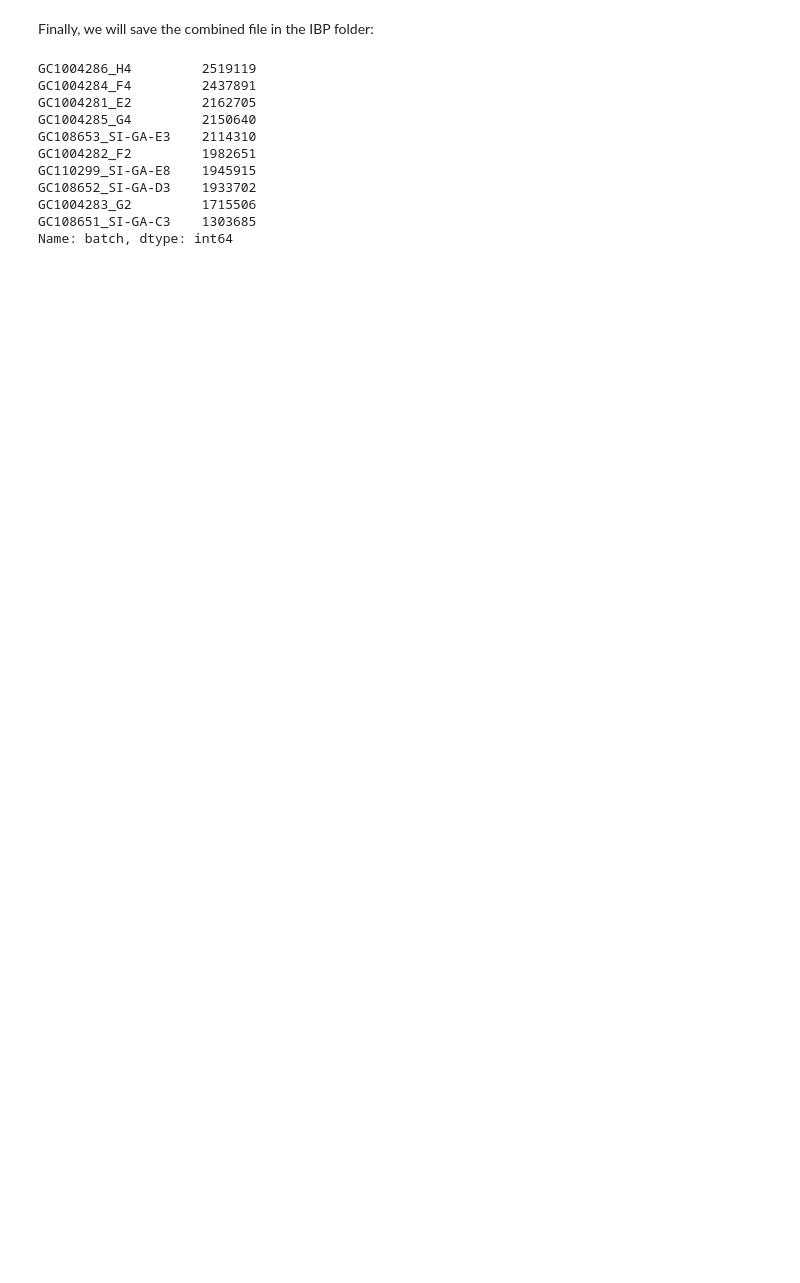
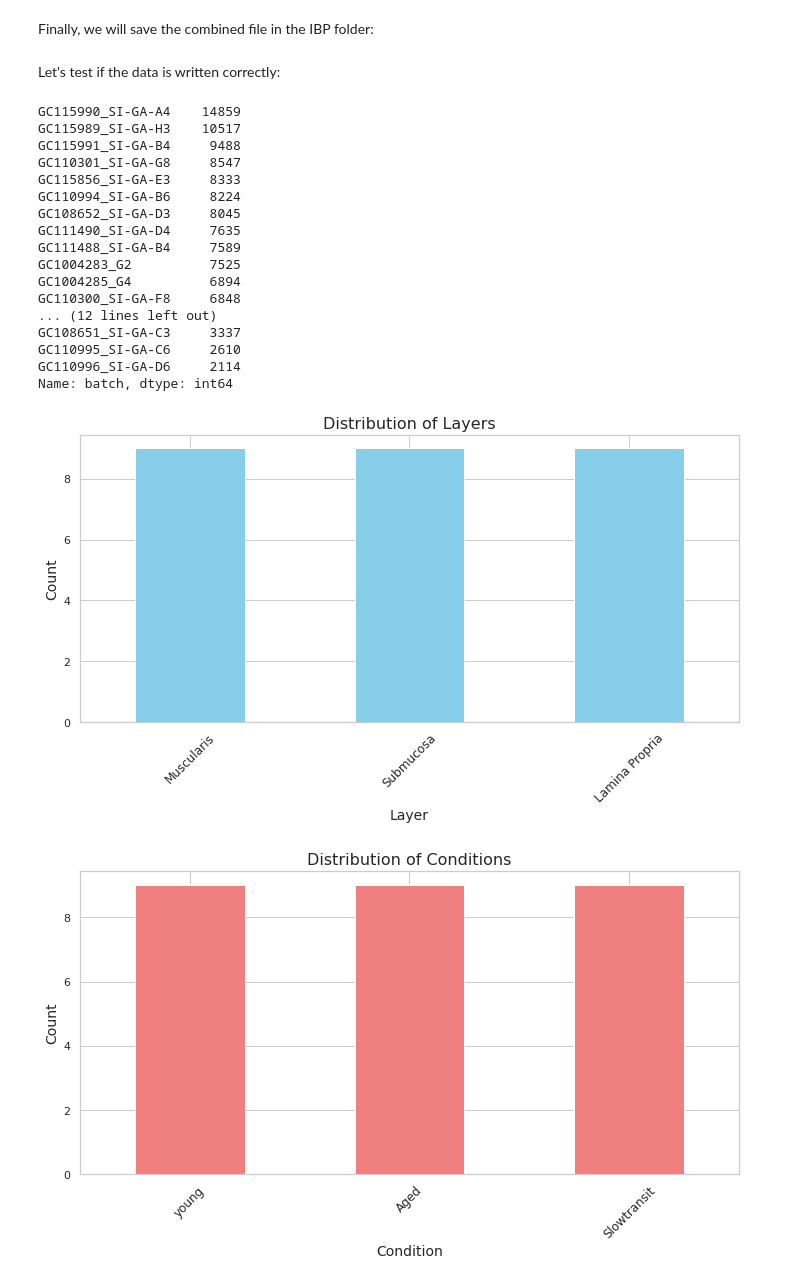
Before and after one commit to nynkekatinka/ibp-human-gut-cell-atlas-analysis, a Jupyter notebook: data_structure_breakdown.ipynb, the cells around one changed output. Cells and saved outputs as stored; diff of their text form; code cells hidden in the pictures; blank space fills up the shorter version.

Commit message:
update with new data structute breakdown

```diff
--- a/data_structure_breakdown.ipynb
+++ b/data_structure_breakdown.ipynb
@@ -144,16 +153,67 @@ combined.write(os.path.join("/media/gambino/students_workdir/ibp","combined_raw_
+# %% [markdown]
+Let's test if the data is written correctly:
 # %%
 import anndata
-loaded_adata = anndata.read(os.path.join("/media/gambino/students_workdir/ibp","combined_raw_counts_12_11.h5"))
+loaded_adata = anndata.read(os.path.join("/media/gambino/students_workdir/ibp","combined_filtered_counts_13_11.h5"))
 loaded_adata.obs["batch"].value_counts()
 # %% [output]
-GC1004286_H4         2519119
-GC1004284_F4         2437891
-GC1004281_E2         2162705
-GC1004285_G4         2150640
-GC108653_SI-GA-E3    2114310
-GC1004282_F2         1982651
-GC110299_SI-GA-E8    1945915
-GC108652_SI-GA-D3    1933702
-GC1004283_G2         1715506
-GC108651_SI-GA-C3    1303685
+GC115990_SI-GA-A4    14859
+GC115989_SI-GA-H3    10517
+GC115991_SI-GA-B4     9488
+GC110301_SI-GA-G8     8547
+GC115856_SI-GA-E3     8333
+GC110994_SI-GA-B6     8224
+GC108652_SI-GA-D3     8045
+GC111490_SI-GA-D4     7635
+GC111488_SI-GA-B4     7589
+GC1004283_G2          7525
+GC1004285_G4          6894
+GC110300_SI-GA-F8     6848
+... (12 lines left out)
+GC108651_SI-GA-C3     3337
+GC110995_SI-GA-C6     2610
+GC110996_SI-GA-D6     2114
 Name: batch, dtype: int64
+# %%
+import matplotlib.pyplot as plt
+import seaborn as sns
+
+# Assuming samples_desc is your DataFrame
+
+# Plot for "layer"
+plt.figure(figsize=(10, 6))  # Adjust the figure size as needed
+sns.set(style="whitegrid")  # Optional, for additional styling
+
+layer_plot = samples_desc["layer"].value_counts().plot.bar(rot=0, color='skyblue')
+plt.title("Distribution of Layers", fontsize=16)
+plt.xlabel("Layer", fontsize=14)
+plt.ylabel("Count", fontsize=14)
+plt.xticks(rotation=45, fontsize=12)  # Adjust rotation for better visibility
+plt.tight_layout()  # Optional, to prevent clipping of labels
+plt.show()
+
+# Plot for "condition"
+plt.figure(figsize=(10, 6))  # Adjust the figure size as needed
+sns.set(style="whitegrid")  # Optional, for additional styling
+
+condition_plot = samples_desc["condition"].str.replace(" ","").value_counts().plot.bar(rot=0, color='lightcoral')
+plt.title("Distribution of Conditions", fontsize=16)
+plt.xlabel("Condition", fontsize=14)
+plt.ylabel("Count", fontsize=14)
+plt.xticks(rotation=45, fontsize=12)  # Adjust rotation for better visibility
+plt.tight_layout()  # Optional, to prevent clipping of labels
+plt.show()
+
+plt.figure(figsize=(8, 5))  # Adjust the figure size as needed
+sns.set(style="whitegrid")  # Optional, for additional styling
+
+pin_plot = samples_desc["PIN"].value_counts().plot.bar(rot=0, color='lightgreen')
+plt.title(f"Distribution of Individuals ({int(samples_desc.shape[0]/3)} in total)", fontsize=16)
+plt.xlabel("PIN", fontsize=14)
+plt.ylabel("Count", fontsize=14)
+plt.xticks(rotation=45, fontsize=12)  # Adjust rotation for better visibility
+plt.tight_layout()  # Optional, to prevent clipping of labels
+plt.show()
+# %% [output]
+[figure, added]
+[figure, added]
```
Also changed, not shown: parts of 12 cells of this notebook.
